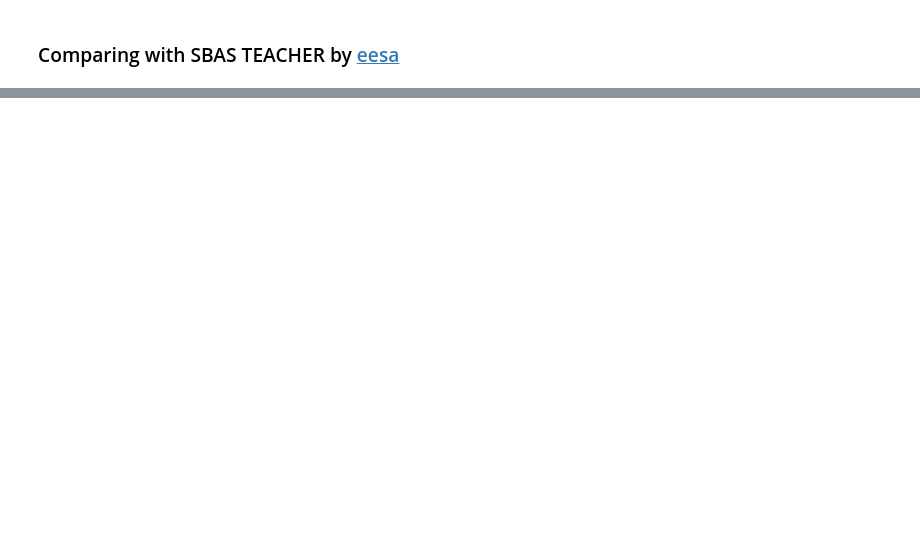
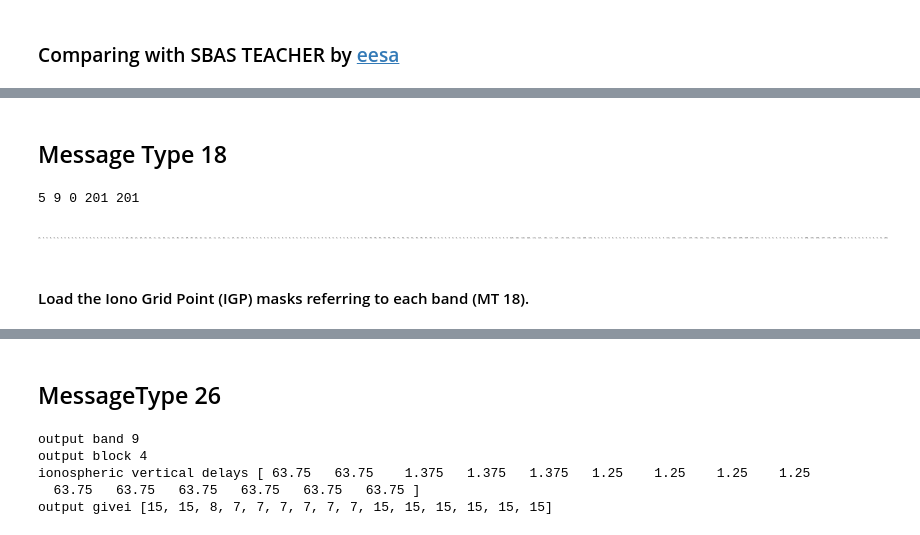
Before and after one commit to mikesneider/GNSS, a Jupyter notebook: SBAS.ipynb, the cells around one changed output, grey strips where cells are left out. Cells and saved outputs as stored; diff of their text form; code cells hidden in the pictures; blank space fills up the shorter version.

```diff
--- a/SBAS.ipynb
+++ b/SBAS.ipynb
@@ -662,0 +652,8 @@ Results
+# %%
+def HexaToBitMessage(msgHexa):
+    dec1 = int(msgHexa, 16) #hex to int
+    bina = '{0:04b}'.format(dec1)
+    msg = copy.copy(bina) #1010101010101.... (256 bits)
+    return msg
+# %% [markdown]
+## Message Type 18
@@ -663,2 +675,29 @@ Results
+# %%
+msg = ('534964000000FFFFFFC00000001FFFC00001FFFC00003FFFE001FC003C15ABC0')
+BinMsg = HexaToBitMessage(msg)
+# %%
+n_band = int(BinMsg[13:17], 2)# must be between (0-11)
+band = int(BinMsg[17:21], 2) # must be between (0-10)
+iodi = int(BinMsg[21:23], 2) # must be between (0-3)
+mask = BinMsg[23:201+23]
+igp = range(1,202)
+igp_mask = []
+for i in range (0,201):
+    if mask[i]=='1':
+        igp_mask.append(igp[i])
+    else:
+        igp_mask.append(0)
+
+print n_band,band,iodi,len(mask),len(igp)
+# %% [output]
+5 9 0 201 201
+# %%
+igp_mask,len(igp_mask)
+# %% [output]
+[figure, added]
+# %% [markdown]
+#### Load the Iono Grid Point (IGP) masks referring to each band (MT 18).
 # %% [markdown]
 ![img](img/MT18.png)
+# %% [markdown]
+## MessageType 26
@@ -664,0 +707,16 @@ Results
+# %%
+#band  = output band
+#block = output block
+#ivd   = ionospheric vertical delays
+#givei = output givei
+#igp   = output IGP
+print "output band", band
+print "output block", block
+print "ionospheric vertical delays", ivd
+print "output givei",givei
+# %% [output]
+output band 9
+output block 4
+ionospheric vertical delays [ 63.75   63.75    1.375   1.375   1.375   1.25    1.25    1.25    1.25
+  63.75   63.75   63.75   63.75   63.75   63.75 ]
+output givei [15, 15, 8, 7, 7, 7, 7, 7, 7, 15, 15, 15, 15, 15, 15]
```
Also changed, not shown: parts of 53 cells of this notebook.
